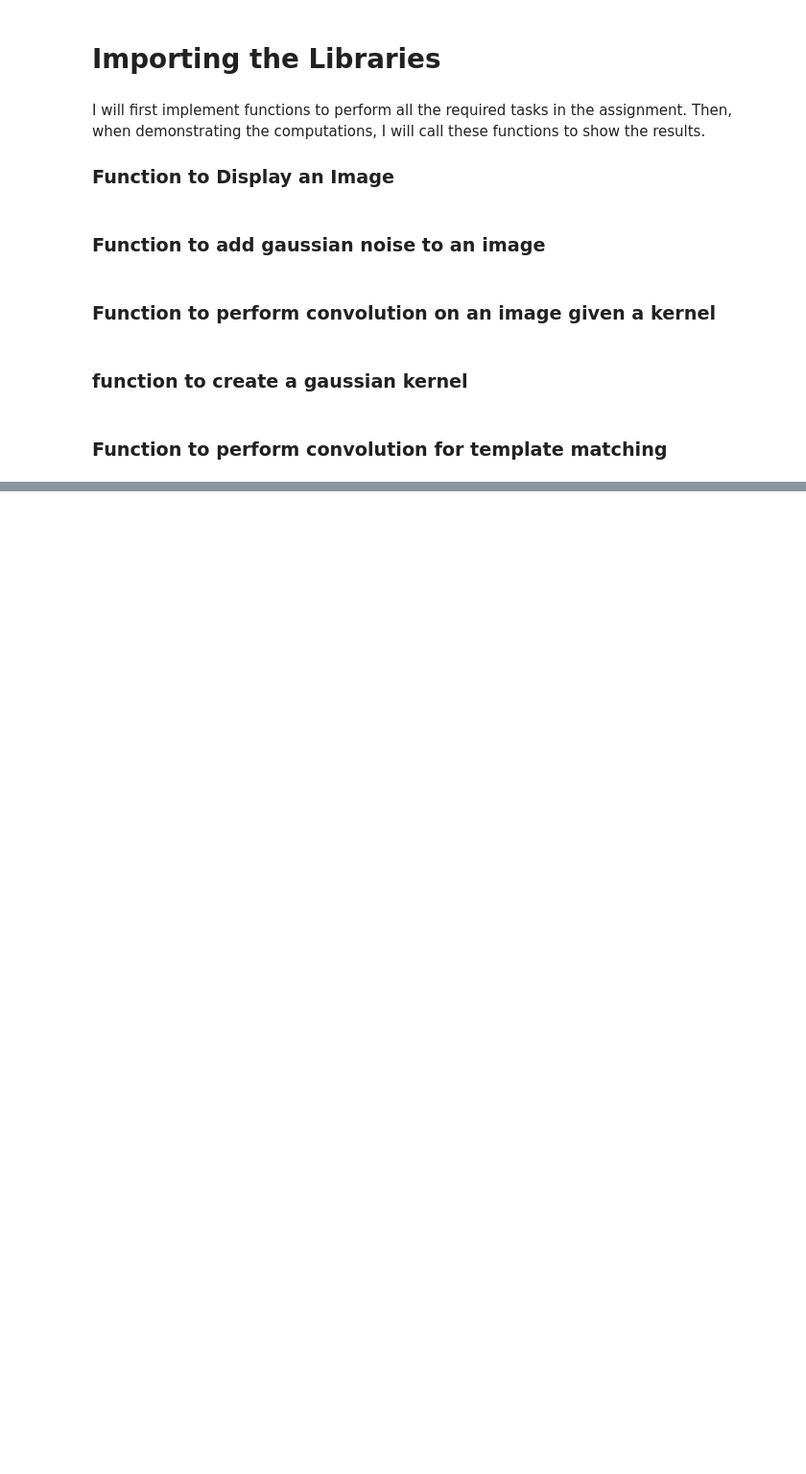
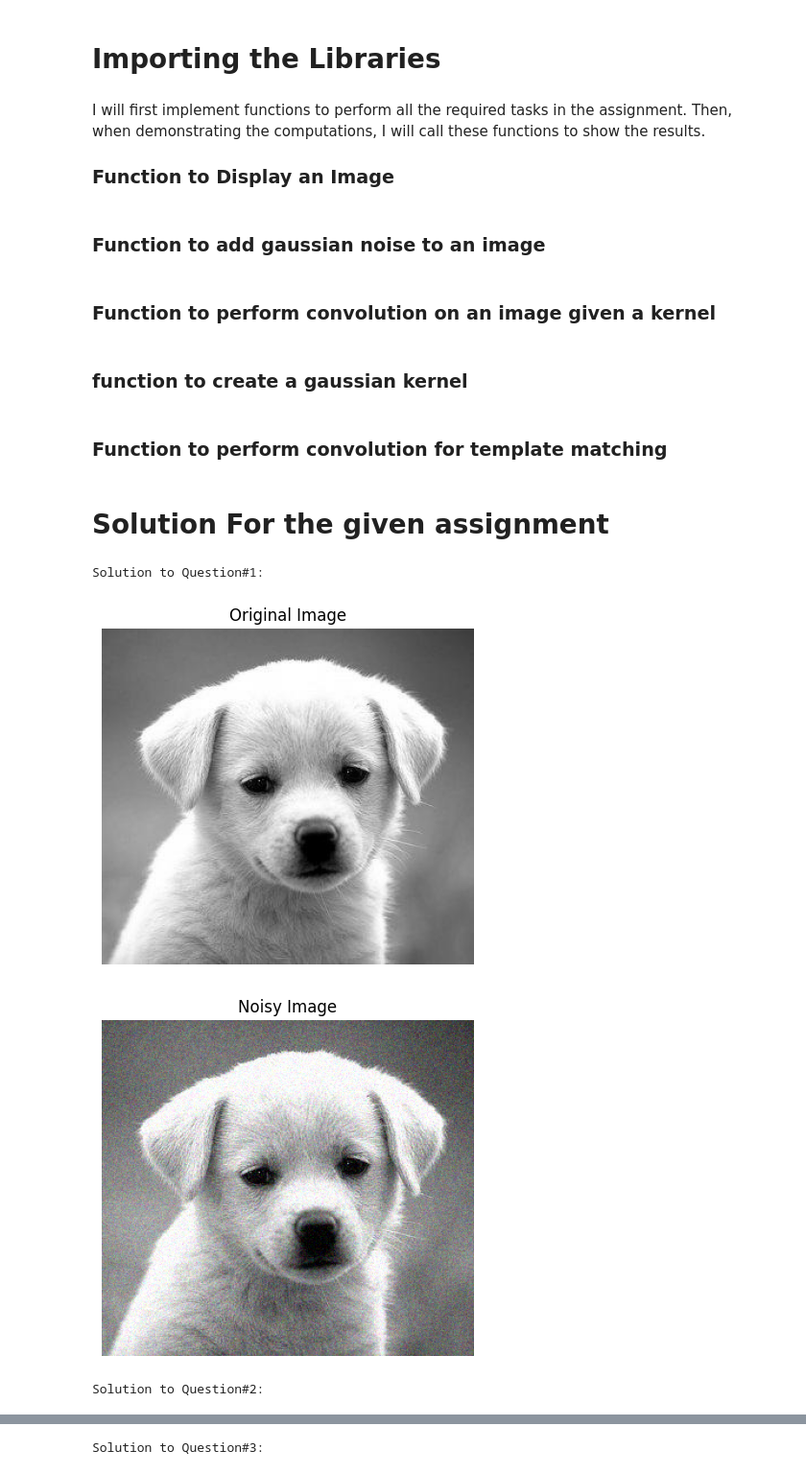
Before and after one commit to tselane2110/Applied-Computer-Vision, a Jupyter notebook: assignment-1/Assignment-1.ipynb, the cells around one changed output, grey strips where cells are left out. Shown at 96% size. Cells and saved outputs as stored; diff of their text form; code cells hidden in the pictures; blank space fills up the shorter version.

```diff
--- a/assignment-1/Assignment-1.ipynb
+++ b/assignment-1/Assignment-1.ipynb
@@ -49,6 +49,7 @@ def convolve(img, kernel):
   """
   h, w, c = img.shape
   result = np.zeros_like(img, dtype=np.float32)
+  n = kernel.shape[0]
 
   # flipping kernel over x and y axis, for convolution
   #lr (left-right) -> horizontal axis, ud (up-down) -> vertical axis
@@ -56,14 +57,16 @@ def convolve(img, kernel):
 
   # applying zero-padding to the input image
   # we are assuming that the kernel we will use is odd-sized
-  p = ((len(kernel)) - 1) / 2
-  padded_img = np.pad(img, ((p, p), (p, p)), 'constant')
+  p = int((len(kernel)-1)/2)
+  padded_img = np.pad(img, ((p, p), (p, p), (0, 0)), 'constant')
+
+  show_image(padded_img, "Padded Image")
 
   # performing convolution
-  for ch in range(c):            # loop over channels
+  for ch in range(c):          # loop over channels
       for i in range(h):       # loop over rows
           for j in range(w):   # loop over cols
-              region = padded_img[i:i+p, j:j+p, ch]
+              region = padded_img[i:i+n, j:j+n, ch]
               result[i, j, ch] = np.sum(region * flipped_kernel)
 
   return np.clip(result, 0, 255).astype(np.uint8)
@@ -93,0 +130,38 @@ def create_gaussian_kernel(size, sigma):
+# %% [markdown]
+# Solution For the given assignment
+# %%
+# testing the functions I defined above
+
+# Q1
+print("\nSolution to Question#1: \n")
+img = cv.imread("/content/dog.jpg")
+img = cv.cvtColor(img, cv.COLOR_BGR2RGB)
+show_image(img, "Original Image")
+noisy_img = add_gaussian_noise(img, 0, 15)
+show_image(noisy_img, "Noisy Image")
+
+# Q2
+print("\nSolution to Question#2: \n")
+Kernel = np.array([[1,0,-1],
+                   [2,0,-2],
+                   [1,0,-1]])
+convolved_img = convolve(img, Kernel)
+show_image(convolved_img, "Convolved Image")
+
+# Q3
+print("\nSolution to Question#3: \n")
+gaussian_kernel = create_gaussian_kernel(7, 1)
+show_image(gaussian_kernel, "Gaussian Kernel")
+less_noisy_img = convolve(noisy_img, gaussian_kernel)
+show_image(less_noisy_img, "Removed Noise Using Gaussian Filter")
+sharpening_kernel = np.array([[1, 4, 6, 4, 1],
+                              [4, 16, 24, 16, 4],
+                              [6, 24, -476, 24, 6],
+                              [4, 16, 24, 16, 4],
+                              [1, 4, 6, 4, 1], ]) *(-1.0 / 256.0)
+show_image(convolve(less_noisy_img, sharpening_kernel), "Sharpened Image")
+# %% [output]
+Solution to Question#1:
+[figure, added]
+[figure, added]
+Solution to Question#2:
@@ -93,0 +170 @@ def create_gaussian_kernel(size, sigma):
+Solution to Question#3:
```
Also changed, not shown: parts of 2 cells of this notebook.
